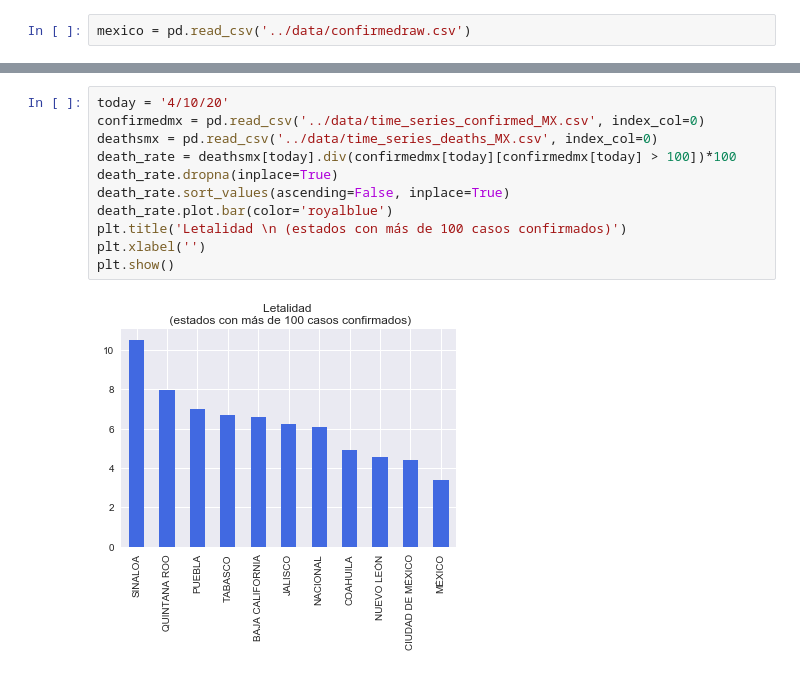
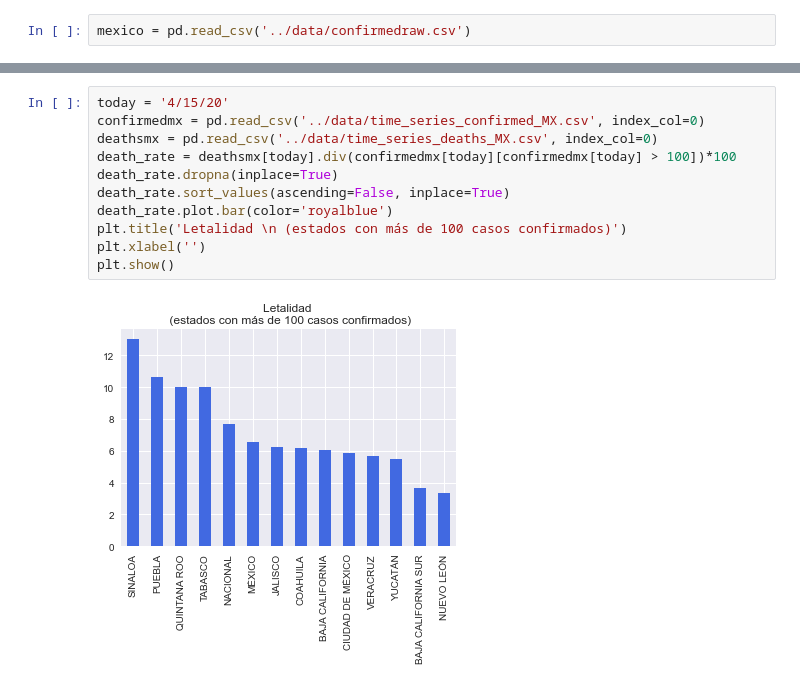
Before and after one commit to carloscerlira/COVIDMEX, a Jupyter notebook: examples/histogram.ipynb, the cells around one changed output, grey strips where cells are left out. Saved outputs shown, nothing was run; the diff lists cells and outputs as text.

```diff
--- a/examples/histogram.ipynb
+++ b/examples/histogram.ipynb
@@ -19,16 +19,16 @@ plt.show()
 # %%
-today = '4/10/20'
+today = '4/15/20'
 confirmedmx = pd.read_csv('../data/time_series_confirmed_MX.csv', index_col=0)
 deathsmx = pd.read_csv('../data/time_series_deaths_MX.csv', index_col=0)
 death_rate = deathsmx[today].div(confirmedmx[today][confirmedmx[today] > 100])*100
 death_rate.dropna(inplace=True)
 death_rate.sort_values(ascending=False, inplace=True)
 death_rate.plot.bar(color='royalblue')
 plt.title('Letalidad \n (estados con más de 100 casos confirmados)')
 plt.xlabel('')
 plt.show()
 # %% [output]
-[figure, old version]
+[figure, new version]
 # %%
 populationmx = pd.read_csv('../data/population_MX.csv', index_col=0)
 populationmx = populationmx['Población']
```
Also changed, not shown: parts of 3 cells of this notebook, 11 other files.
